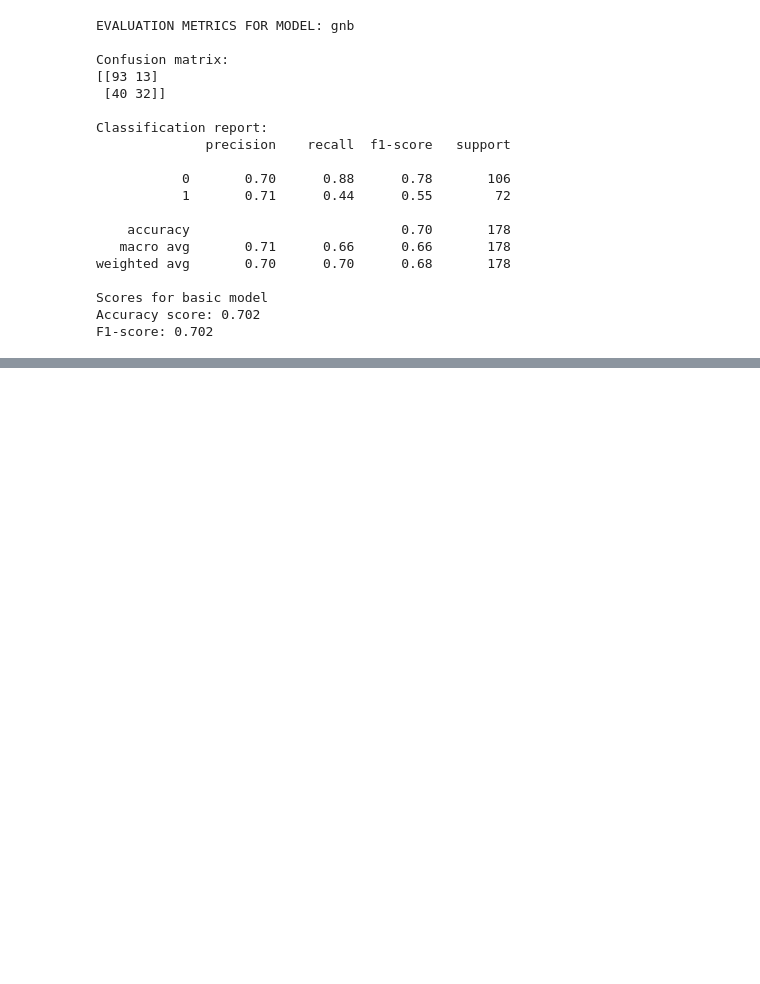
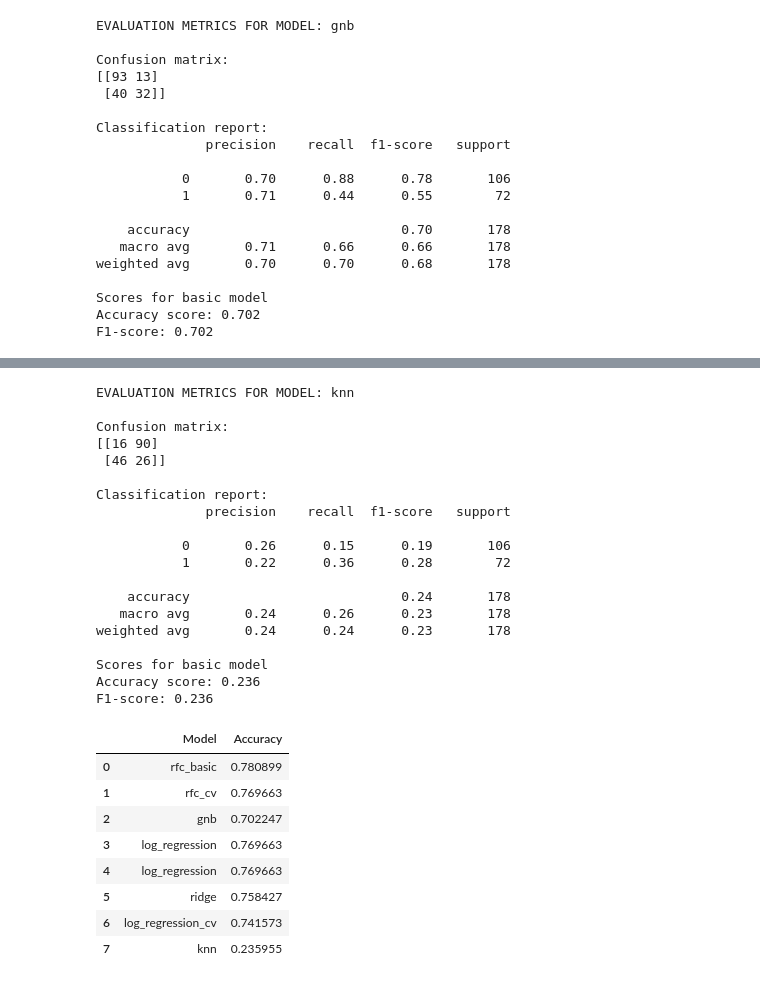
Before and after one commit to pawelkiszczak/kaggle, a Jupyter notebook: titanic/titanic_sklearn.ipynb, the cells around one changed output, grey strips where cells are left out. Saved outputs shown, nothing was run; the diff lists cells and outputs as text; code cells hidden in the pictures; blank space fills up the shorter version.

```diff
--- a/titanic/titanic_sklearn.ipynb
+++ b/titanic/titanic_sklearn.ipynb
@@ -478,0 +522,10 @@ ValueError: If using all scalar values, you must pass an index
+# %%
+from sklearn.linear_model import RidgeClassifier
+ridge = RidgeClassifier()
+
+ridge.fit(X_train, y_train)
+
+ridge_results = evaluate_model(model=ridge, model_name='ridge', y_true=y_test)
+
+results = append_data(results, ridge_results)
+results
@@ -478,0 +657,35 @@ ValueError: If using all scalar values, you must pass an index
+# %%
+# Evaluation
+knn_results = evaluate_model(knn, 'knn', y_test)
+
+results = append_data(results, knn_results)
+results
+# %% [output]
+EVALUATION METRICS FOR MODEL: knn
+
+Confusion matrix:
+[[16 90]
+ [46 26]]
+
+Classification report:
+              precision    recall  f1-score   support
+
+           0       0.26      0.15      0.19       106
+           1       0.22      0.36      0.28        72
+
+    accuracy                           0.24       178
+   macro avg       0.24      0.26      0.23       178
+weighted avg       0.24      0.24      0.23       178
+
+Scores for basic model
+Accuracy score: 0.236
+F1-score: 0.236
+|  | Model | Accuracy |
+| 0 | rfc_basic | 0.780899 |
+| 1 | rfc_cv | 0.769663 |
+| 2 | gnb | 0.702247 |
+| 3 | log_regression | 0.769663 |
+| 4 | log_regression | 0.769663 |
+| 5 | ridge | 0.758427 |
+| 6 | log_regression_cv | 0.741573 |
+| 7 | knn | 0.235955 |
```
Also changed, not shown: parts of 31 cells of this notebook.
